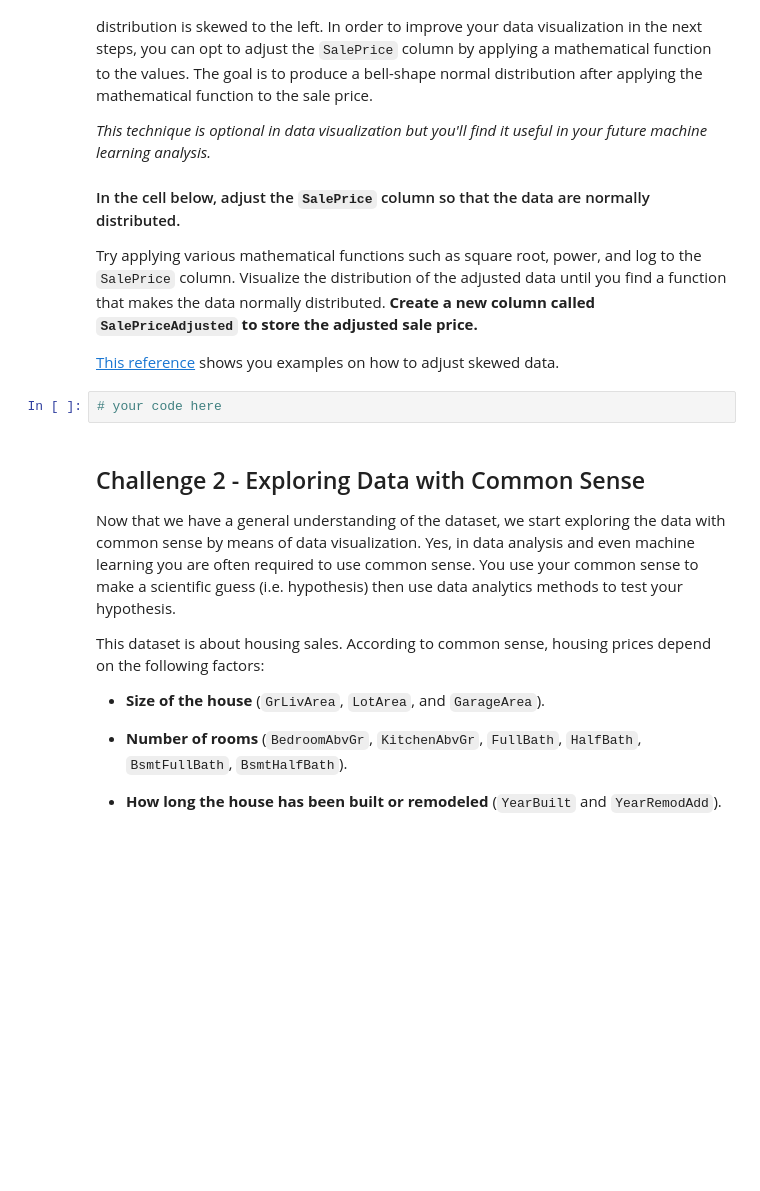
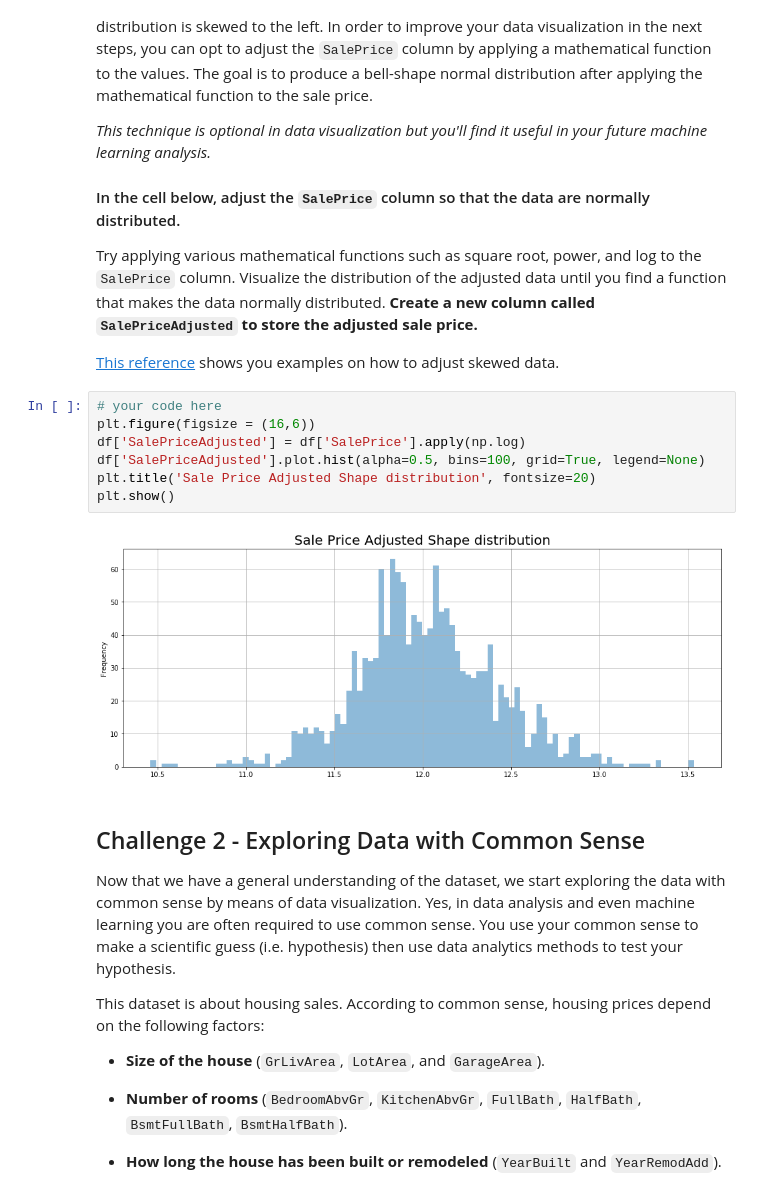
Before and after one commit to ta-datapt-bcn/lab-storytelling-data-visualization, a Jupyter notebook: your-code/main.ipynb, the cells around one changed output. Cells and saved outputs as stored; diff of their text form; blank space fills up the shorter version.

```diff
--- a/your-code/main.ipynb
+++ b/your-code/main.ipynb
@@ -75,8 +132,15 @@ If you used the correct method in the previous step, you should have found the d
 Try applying various mathematical functions such as square root, power, and log to the `SalePrice` column. Visualize the distribution of the adjusted data until you find a function that makes the data normally distributed. **Create a new column called `SalePriceAdjusted` to store the adjusted sale price.**
 
 [This reference](https://trainingdatascience.com/workshops/histograms-and-skewed-data/) shows you examples on how to adjust skewed data.
-# %%
-# your code here
+# %%
+# your code here
+plt.figure(figsize = (16,6))
+df['SalePriceAdjusted'] = df['SalePrice'].apply(np.log)
+df['SalePriceAdjusted'].plot.hist(alpha=0.5, bins=100, grid=True, legend=None)
+plt.title('Sale Price Adjusted Shape distribution', fontsize=20)
+plt.show()
+# %% [output]
+[figure, added]
 # %% [markdown]
 ## Challenge 2 - Exploring Data with Common Sense
 
```
Also changed, not shown: parts of 66 cells of this notebook.
